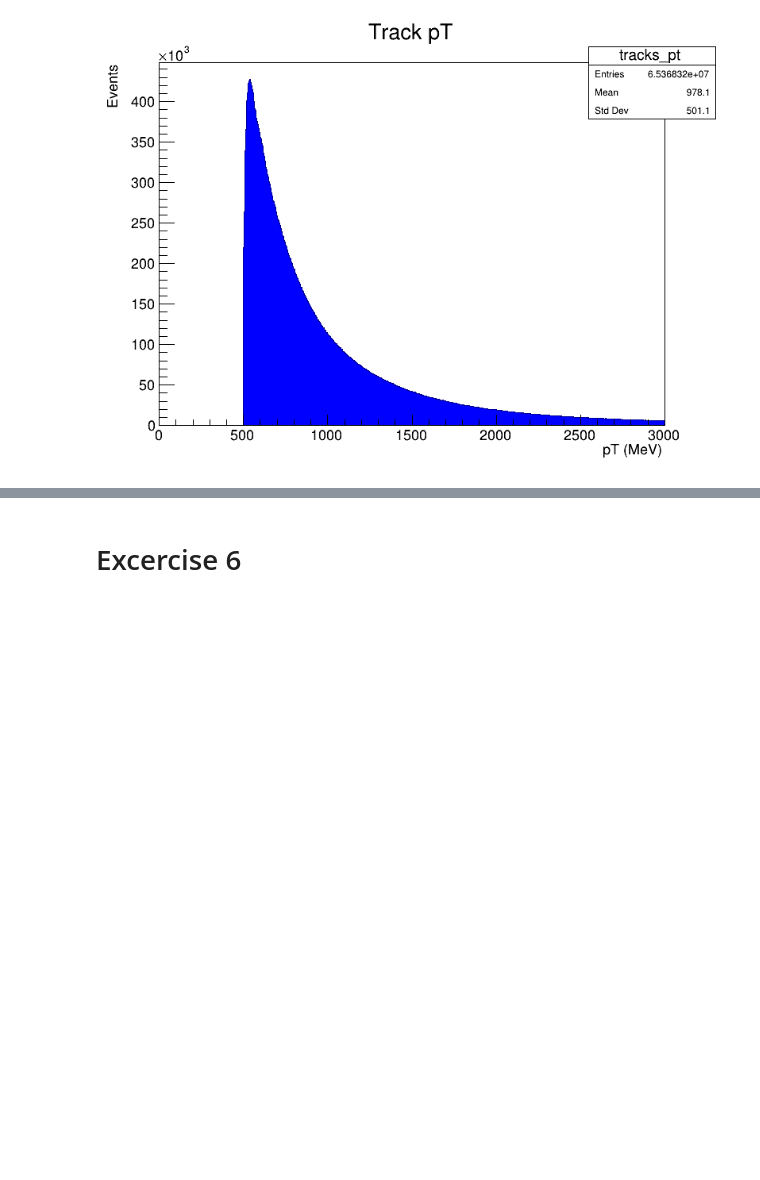
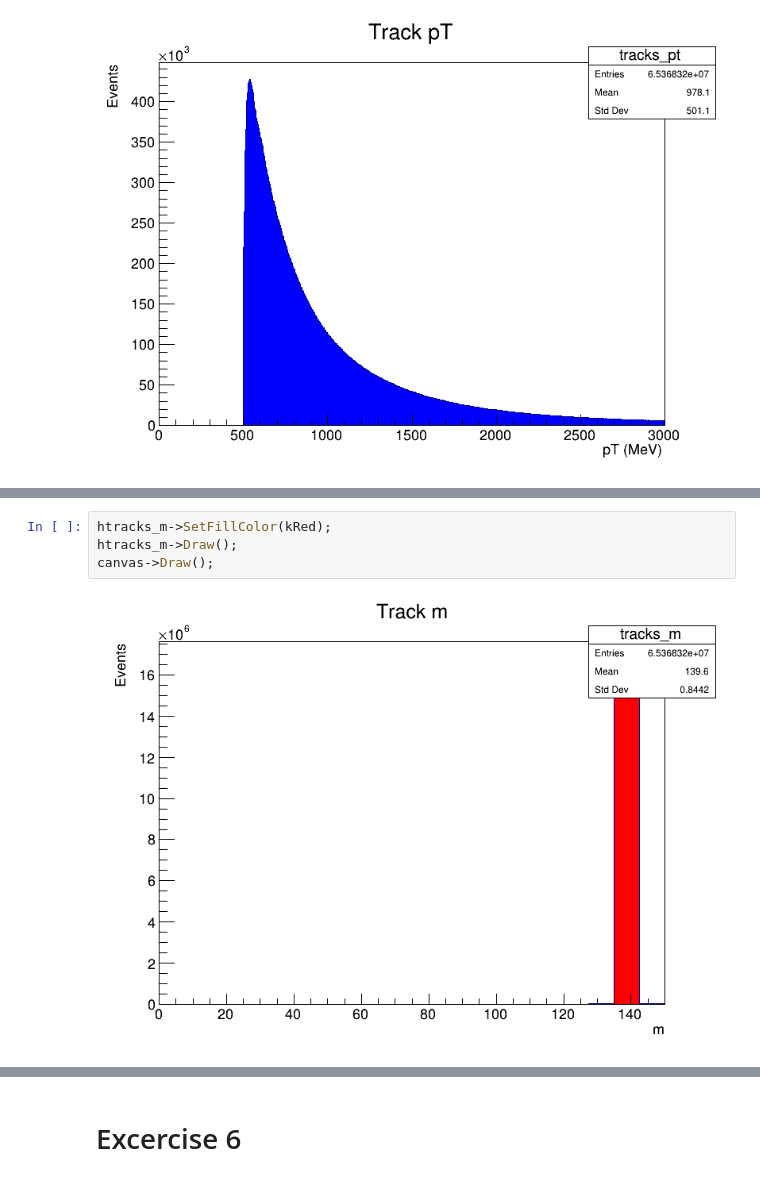
Before and after one commit to anmgomezmo/Excercises_1_root, a Jupyter notebook: Excercises.ipynb, the cells around one changed output, grey strips where cells are left out. Saved outputs shown, nothing was run; the diff lists cells and outputs as text; blank space fills up the shorter version.

```diff
--- a/Excercises.ipynb
+++ b/Excercises.ipynb
@@ -248,0 +272,6 @@ canvas->Draw();
+# %%
+htracks_m->SetFillColor(kRed);
+htracks_m->Draw();
+canvas->Draw();
+# %% [output]
+[figure, added]
```
Also changed, not shown: parts of 17 cells of this notebook, 1 other file.
